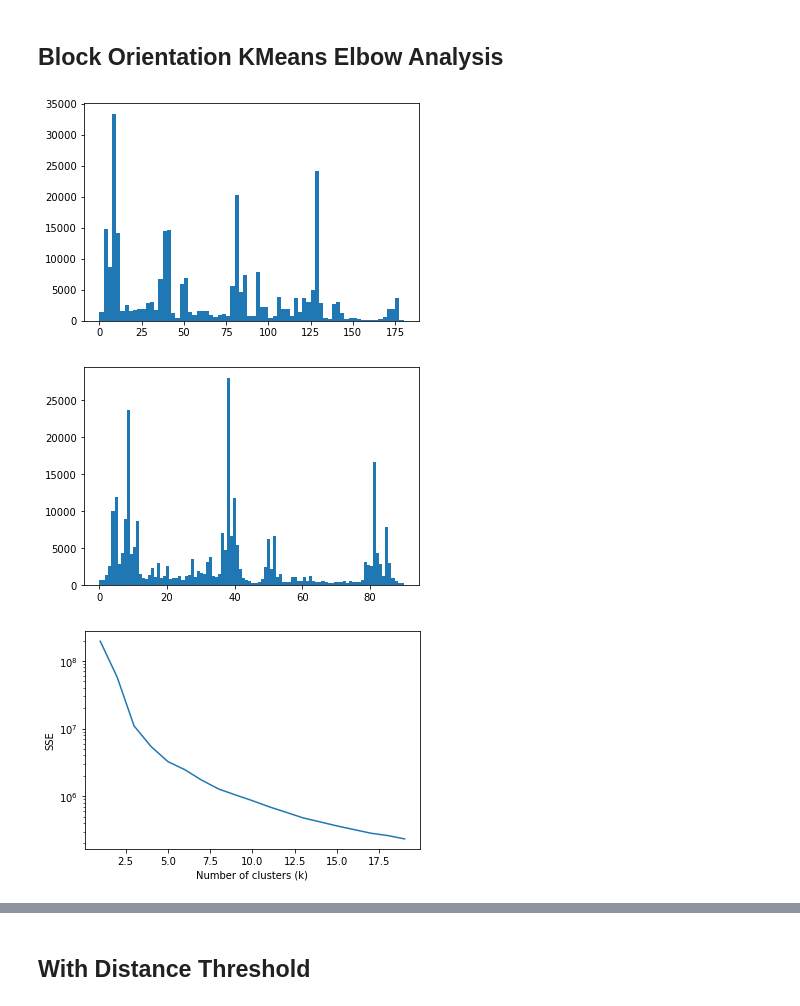
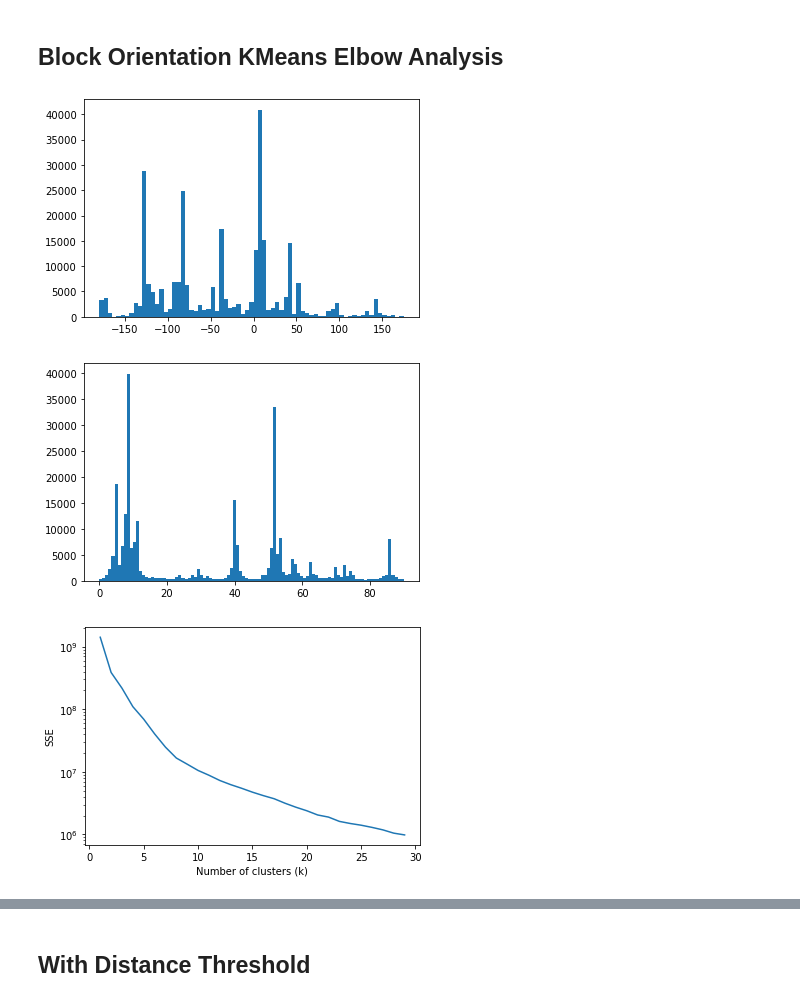
Before and after one commit to raphaellaude/geo-obb, a Jupyter notebook: examples/grid_identification_bk.ipynb, the cells around one changed output, grey strips where cells are left out. Saved outputs shown, nothing was run; the diff lists cells and outputs as text; code cells hidden in the pictures.

```diff
--- a/examples/grid_identification_bk.ipynb
+++ b/examples/grid_identification_bk.ipynb
@@ -36,20 +36,18 @@ obbs_gs.plot(ax=ax, linewidth=.5, edgecolor='red', facecolor='none');
 ## Block Orientation KMeans Elbow Analysis
 # %%
 angles = np.array([obb.obb_angle(o) for o in obbs])
-abs_angles = np.abs(angles)
-
-plt.hist(np.degrees(abs_angles), bins=np.arange(0, 182.5, 2.5));
+plt.hist(np.degrees(angles), bins=np.arange(-180, 180, 5));
 # %% [output]
-[figure, old version]
+[figure, new version]
 # %%
-plt.hist(np.degrees(abs_angles) % 90, bins=100);
+plt.hist(np.degrees(angles) % 90, bins=100);
 # %% [output]
-[figure, old version]
+[figure, new version]
 # %%
-data = (np.degrees(abs_angles) % 90).reshape(-1, 1)
+data = np.degrees(angles).reshape(-1, 1)
 
 sse = {}
-for k in range(1, 20):
+for k in range(1, 30):
     kmeans = KMeans(n_clusters=k, max_iter=1000).fit(data)
     sse[k] = kmeans.inertia_
 
@@ -60,4 +58,4 @@ plt.xlabel("Number of clusters (k)")
 plt.ylabel("SSE")
 plt.show()
 # %% [output]
-[figure, old version]
+[figure, new version]
```
Also changed, not shown: parts of 9 cells of this notebook.
